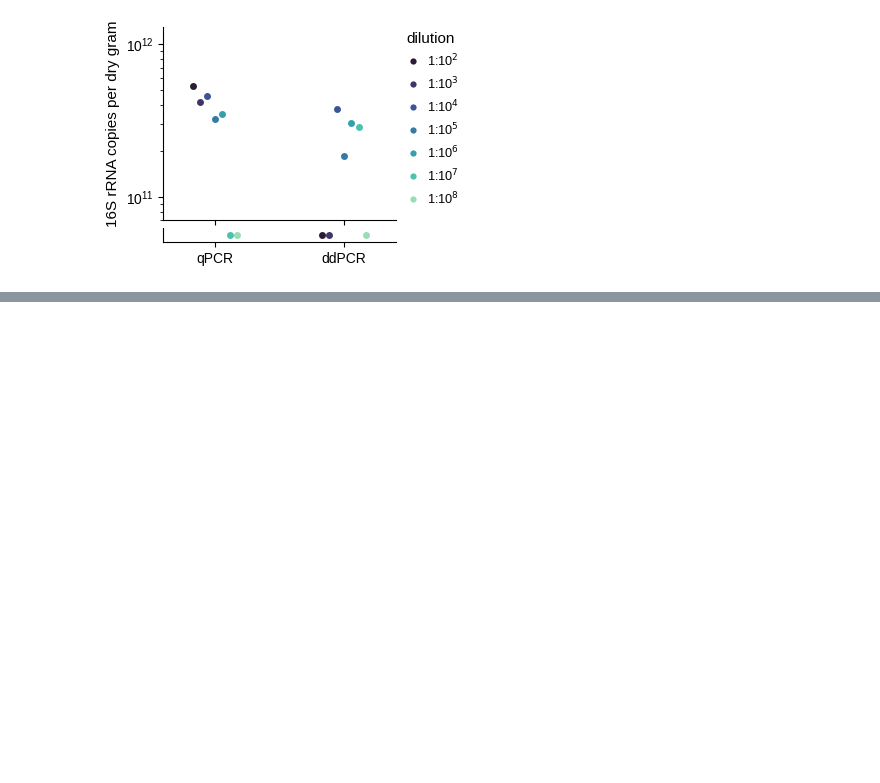
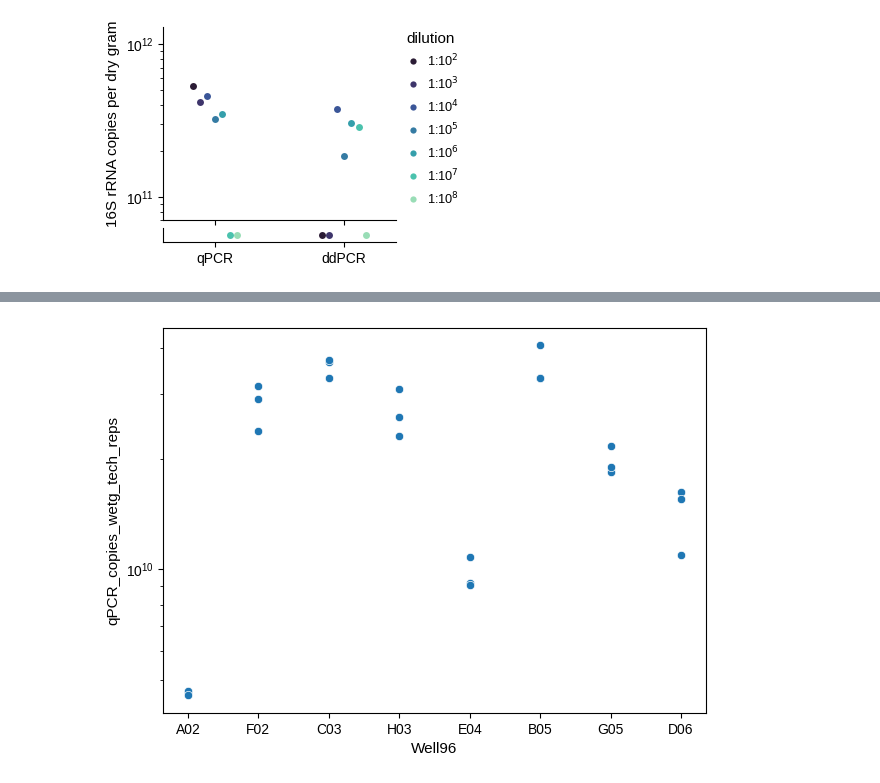
Before and after one commit to bhattlab/absolute-abundance-16s, a Jupyter notebook: manuscripts/protocol_2024/comparison_analysis_final.ipynb, the cells around one changed output, grey strips where cells are left out. Cells and saved outputs as stored; diff of their text form; code cells hidden in the pictures; blank space fills up the shorter version.

```diff
--- a/manuscripts/protocol_2024/comparison_analysis_final.ipynb
+++ b/manuscripts/protocol_2024/comparison_analysis_final.ipynb
@@ -1436,0 +1502,5 @@ axs[1].get_legend().remove()
+# %%
+withallreps = pd.concat([samples_controls2, samples_controls_high_variation]).copy()
+withallreps["qpcr_copies_rxn_tech_reps"] = 10 ** ((withallreps["Cq"] - smodel.intercept) / smodel.slope)
+withallreps["qPCR_copies_extract_tech_reps"] = withallreps["qpcr_copies_rxn_tech_reps"] * withallreps["Dilution"] * (1.0 / 6.0) * 100.0
+withallreps
@@ -1436,0 +1521,3 @@ axs[1].get_legend().remove()
+# %%
+qpcrtechrepcopies = withallreps[withallreps["DetailedType"] == "5plicate"].copy()
+qpcrtechrepcopies
@@ -1436,0 +1538,7 @@ axs[1].get_legend().remove()
+# %%
+qpcrtechrepcopies_onerep = qpcrtechrepcopies[qpcrtechrepcopies["5plicaterep"].isin([1.0])].copy()
+qpcrtechrepcopies_onerep = qpcrtechrepcopies_onerep.merge(weights_5plicate[["ExtractionID", "amt_dna_wet"]].rename(columns={"ExtractionID":"DetailedName"}),
+                                                          on="DetailedName", how="left")
+qpcrtechrepcopies_onerep["qPCR_copies_wetg_tech_reps"] = qpcrtechrepcopies_onerep["qPCR_copies_extract_tech_reps"] / (qpcrtechrepcopies_onerep["amt_dna_wet"] * (1/1000.0))
+qpcrtechrepcopies_onerep["qpcr_log_tech_reps"] = np.log10(qpcrtechrepcopies_onerep["qPCR_copies_wetg_tech_reps"])
+qpcrtechrepcopies_onerep
@@ -1436,0 +1563,6 @@ axs[1].get_legend().remove()
+# %%
+fig, axs = plt.subplots(1, 1, figsize=(7, 5), sharey=True, gridspec_kw={'wspace': 0.1})
+sns.scatterplot(data=qpcrtechrepcopies_onerep, x="Well96", y="qPCR_copies_wetg_tech_reps")
+plt.yscale("log")
+# %% [output]
+[figure, added]
```
Also changed, not shown: parts of 41 cells of this notebook, 1 other file.
